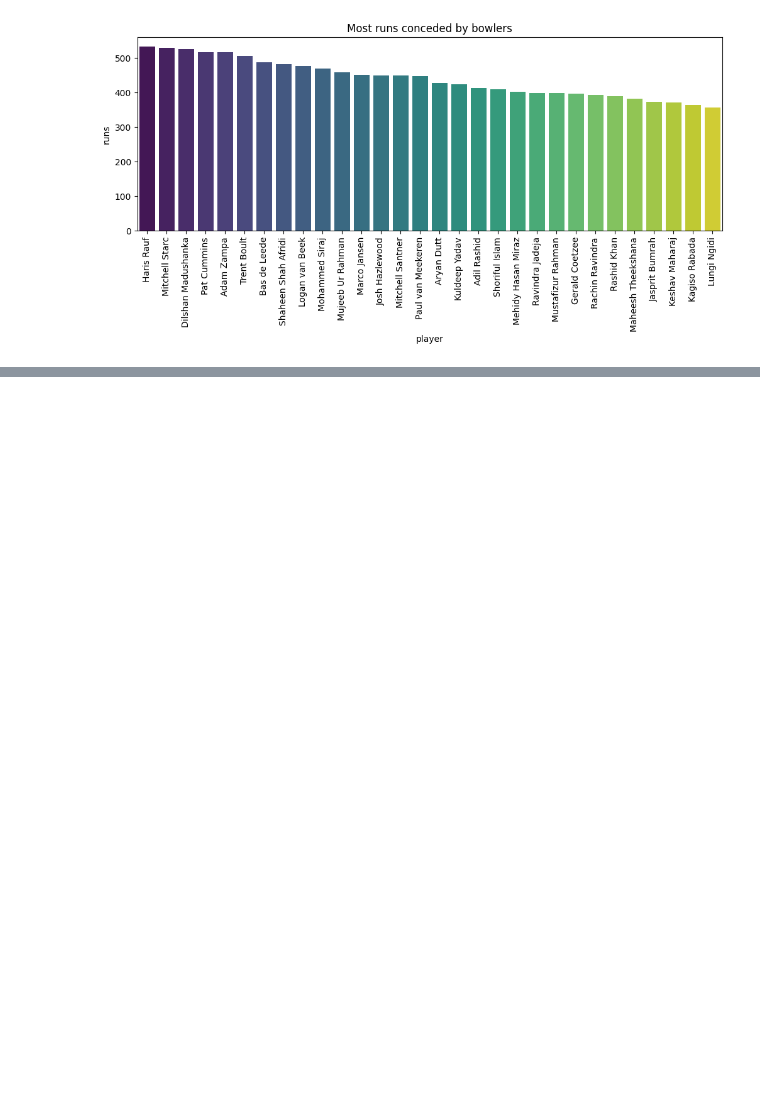
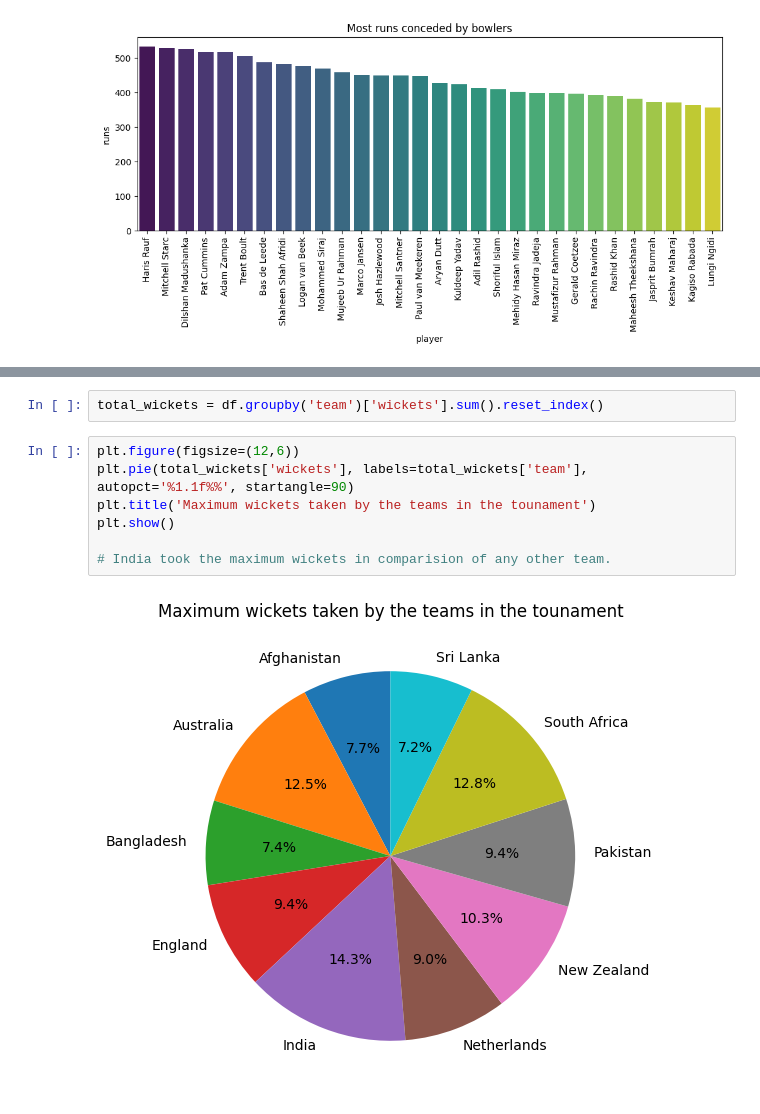
Before and after one commit to Akash3951/wc-bowling_analysis, a Jupyter notebook: wc-bowling_analysis.ipynb, the cells around one changed output, grey strips where cells are left out. Saved outputs shown, nothing was run; the diff lists cells and outputs as text; blank space fills up the shorter version.

```diff
--- a/wc-bowling_analysis.ipynb
+++ b/wc-bowling_analysis.ipynb
@@ -231,0 +249,11 @@ plt.show()
+# %%
+total_wickets = df.groupby('team')['wickets'].sum().reset_index()
+# %%
+plt.figure(figsize=(12,6))
+plt.pie(total_wickets['wickets'], labels=total_wickets['team'], autopct='%1.1f%%', startangle=90)
+plt.title('Maximum wickets taken by the teams in the tounament')
+plt.show()
+
+# India took the maximum wickets in comparision of any other team.
+# %% [output]
+[figure, added]
```
Also changed, not shown: parts of 5 cells of this notebook.
